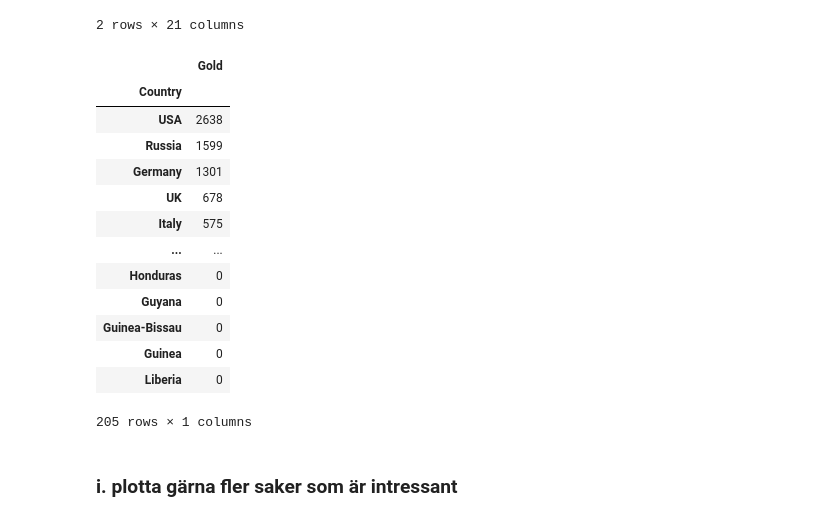
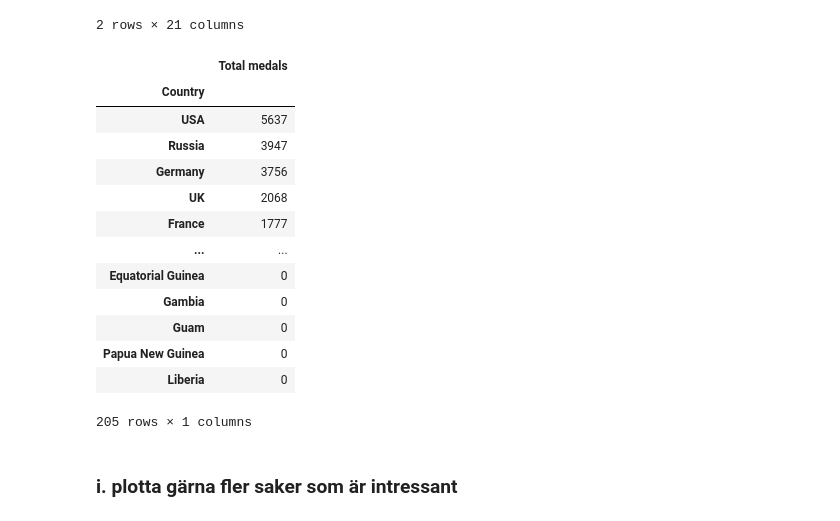
Before and after one commit to VineelaNedunuri/Databehandling-Vineela-Nedunuri, a Jupyter notebook: Project/Uppvärmning.ipynb, the cells around one changed output. Drawn from its saved outputs; the diff is of its cells as text; code cells hidden in the pictures.

Commit message:
total finished

```diff
--- a/Project/Uppvärmning.ipynb
+++ b/Project/Uppvärmning.ipynb
@@ -274,21 +274,21 @@ df_medals2.head(2)
 | 1 | 2 | A Lamusi | M | 23.0 | 170.0 | 60.0 | China | CHN | 2012 Summer | 2012 | ... | ... |
 2 rows × 21 columns
 # %%
-df_g = pd.DataFrame(df_medals2.groupby("Country")["Gold"].sum().sort_values(ascending= False))
+df_g = pd.DataFrame(df_medals2.groupby("Country")["Total medals"].sum().sort_values(ascending= False))
 df_g
 # %% [output]
-|  | Gold |
+|  | Total medals |
 | Country |  |
-| USA | 2638 |
-| Russia | 1599 |
-| Germany | 1301 |
-| UK | 678 |
-| Italy | 575 |
+| USA | 5637 |
+| Russia | 3947 |
+| Germany | 3756 |
+| UK | 2068 |
+| France | 1777 |
 | ... | ... |
-| Honduras | 0 |
-| Guyana | 0 |
-| Guinea-Bissau | 0 |
-| Guinea | 0 |
+| Equatorial Guinea | 0 |
+| Gambia | 0 |
+| Guam | 0 |
+| Papua New Guinea | 0 |
 | Liberia | 0 |
 205 rows × 1 columns
 # %% [markdown]
```
Also changed, not shown: 1 other file.
